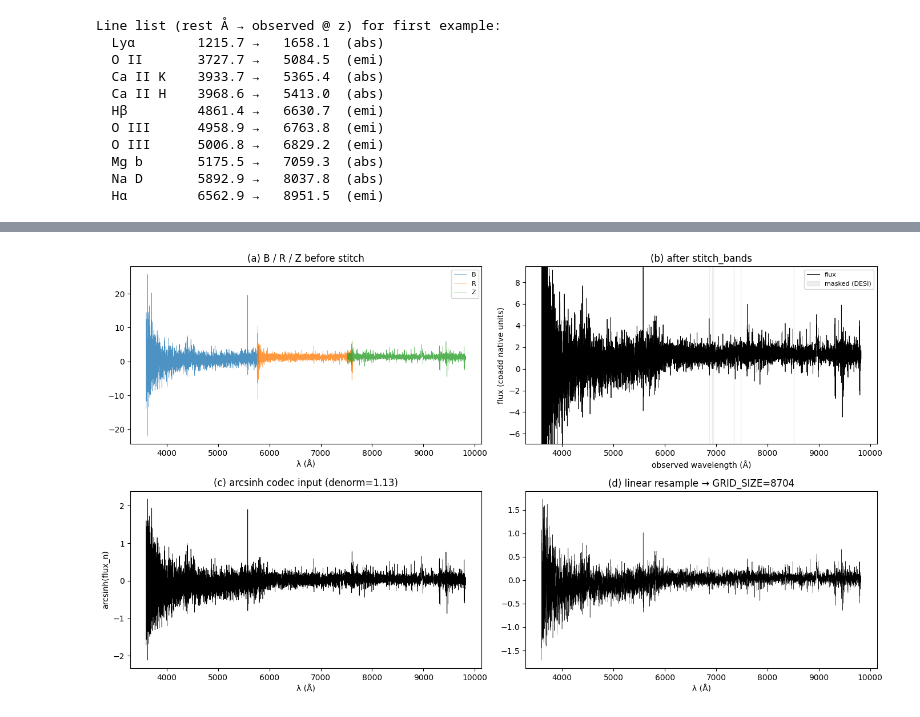
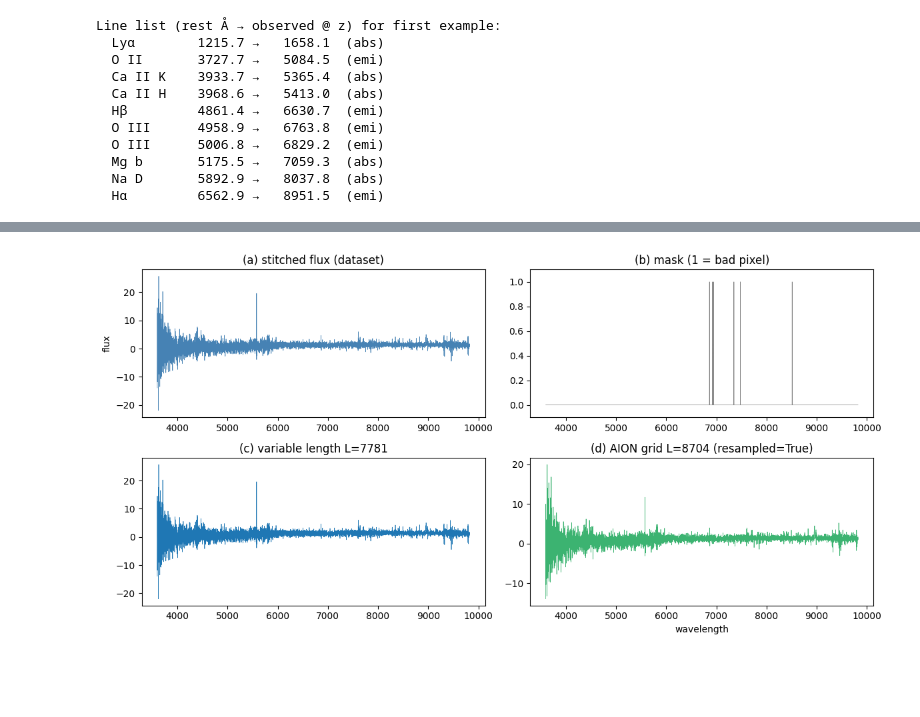
Before and after one commit to Joe2k/SpectrumFoundationModel, a Jupyter notebook: notebooks/01_phase_data.ipynb, the cells around one changed output, grey strips where cells are left out. Cells and saved outputs as stored; diff of their text form; code cells hidden in the pictures; blank space fills up the shorter version.

```diff
--- a/notebooks/01_phase_data.ipynb
+++ b/notebooks/01_phase_data.ipynb
@@ -197,67 +198,45 @@ Line list (rest Å → observed @ z) for first example:
 # %%
 from astropy.io import fits
 
 row = spec["row"]
 with fits.open(spec["coadd"], memmap=True) as coadd:
-    bands = {
-        "B": (coadd["B_WAVELENGTH"].data, coadd["B_FLUX"].data[row], coadd["B_MASK"].data[row] != 0),
-        "R": (coadd["R_WAVELENGTH"].data, coadd["R_FLUX"].data[row], coadd["R_MASK"].data[row] != 0),
-        "Z": (coadd["Z_WAVELENGTH"].data, coadd["Z_FLUX"].data[row], coadd["Z_MASK"].data[row] != 0),
-    }
+    flux_b = coadd["B_FLUX"].data[row]
+    wave_b = coadd["B_WAVELENGTH"].data
 
-fig, axes = plt.subplots(2, 2, figsize=(14, 8))
+flux_t = torch.as_tensor(spec["flux"], dtype=torch.float32).unsqueeze(0)
+ivar_t = torch.as_tensor(spec["ivar"], dtype=torch.float32).unsqueeze(0)
+mask_t = torch.as_tensor(spec["mask"], dtype=torch.bool).unsqueeze(0)
+wave_t = torch.as_tensor(spec["wavelength"], dtype=torch.float32).unsqueeze(0)
 
-# (a) raw bands before stitch
+fig, axes = plt.subplots(2, 2, figsize=(12, 6))
+
+# (a) raw stitched
 ax = axes[0, 0]
-for name, (wave, flux, mask) in bands.items():
-    ax.plot(wave[~mask], flux[~mask], lw=0.4, alpha=0.8, label=name)
-ax.set_title("(a) B / R / Z before stitch")
-ax.set_xlabel("λ (Å)")
-ax.legend(fontsize=8)
+ax.plot(spec["wavelength"], spec["flux"], lw=0.5, color="steelblue")
+ax.set_title("(a) stitched flux (dataset)")
+ax.set_ylabel("flux")
 
-# (b) after stitch
+# (b) good-pixel mask
 ax = axes[0, 1]
-plot_spectrum_with_lines(
-    ax,
-    spec["wavelength"],
-    spec["flux"],
-    spec["z"],
-    mask=spec["mask"],
-    title="(b) after stitch_bands",
-    show_lines=False,
+ax.plot(spec["wavelength"], spec["mask"].astype(float), lw=0.5, color="gray")
+ax.set_title("(b) mask (1 = bad pixel)")
+ax.set_ylim(-0.1, 1.1)
+
+# (c) padded batch slice (one spectrum)
+ax = axes[1, 0]
+ax.plot(spec["wavelength"], spec["flux"], lw=0.5)
+ax.set_title(f"(c) variable length L={len(spec['flux'])}")
+
+# (d) AION grid resample
+flux_g, _, mask_g, wave_g, did = resample_spectrum_batch(
+    flux_t, ivar_t, mask_t, wave_t, length=GRID_SIZE
 )
-
-# (c) codec normalization (arcsinh space, flux channel)
-flux_t = torch.from_numpy(spec["flux"]).float().unsqueeze(0)
-ivar_t = torch.from_numpy(spec["ivar"]).float().unsqueeze(0)
-mask_t = torch.from_numpy(spec["mask"]).bool().unsqueeze(0)
-x, denorm = normalize_spectrum_input(flux_t, ivar_t, mask_t)
-x_np = x[0, 0].numpy()
-den = denorm[0].item()
-
-ax = axes[1, 0]
-ax.plot(spec["wavelength"], x_np, "k-", lw=0.5)
-ax.set_title(f"(c) arcsinh codec input (denorm={den:.3g})")
-ax.set_xlabel("λ (Å)")
-ax.set_ylabel("arcsinh(flux_n)")
-
-# (d) resample to fixed 8704 grid (same as SpectrumCodec._resize: 3D N,C,L — not 4D)
-x_grid = torch.nn.functional.interpolate(
-    x, size=GRID_SIZE, mode="linear", align_corners=False
-)[0, 0].numpy()
-wave_grid = np.linspace(spec["wavelength"].min(), spec["wavelength"].max(), GRID_SIZE)
-
 ax = axes[1, 1]
-ax.plot(wave_grid, x_grid, "k-", lw=0.3)
-ax.set_title(f"(d) linear resample → GRID_SIZE={GRID_SIZE}")
-ax.set_xlabel("λ (Å)")
+ax.plot(wave_g[0].numpy(), flux_g[0].numpy(), lw=0.5, color="mediumseagreen")
+ax.set_title(f"(d) AION grid L={GRID_SIZE} (resampled={did})")
+ax.set_xlabel("wavelength")
 
 plt.tight_layout()
 plt.show()
-
-# round-trip check
-x_hat = denormalize_spectrum_output(x, denorm)
-flux_rec = x_hat[0, 0].numpy()
-print("max |flux - denorm(flux_n)|:", np.nanmax(np.abs(spec["flux"] - flux_rec)))
 # %% [output]
-[figure, old version]
+[figure, new version]
```
Also changed, not shown: parts of 6 cells of this notebook, 7 other files.
